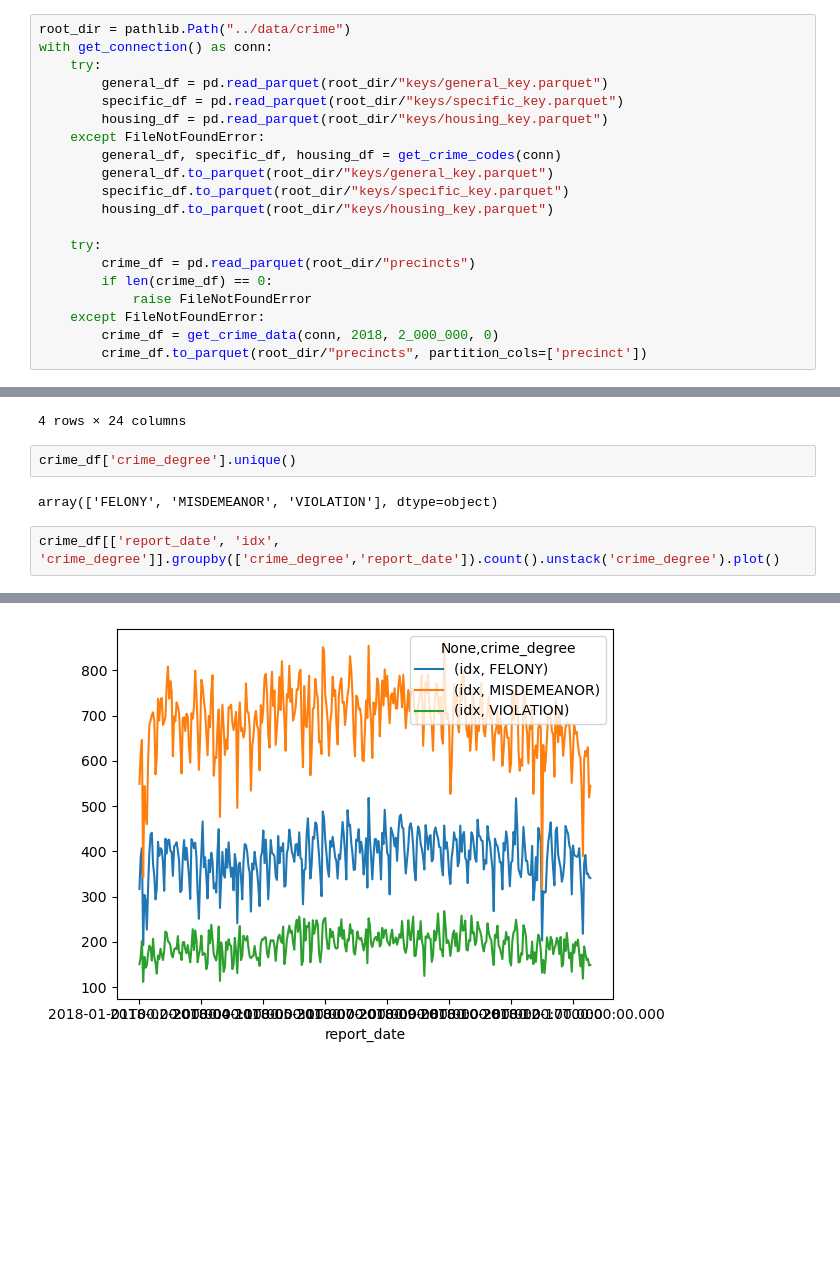
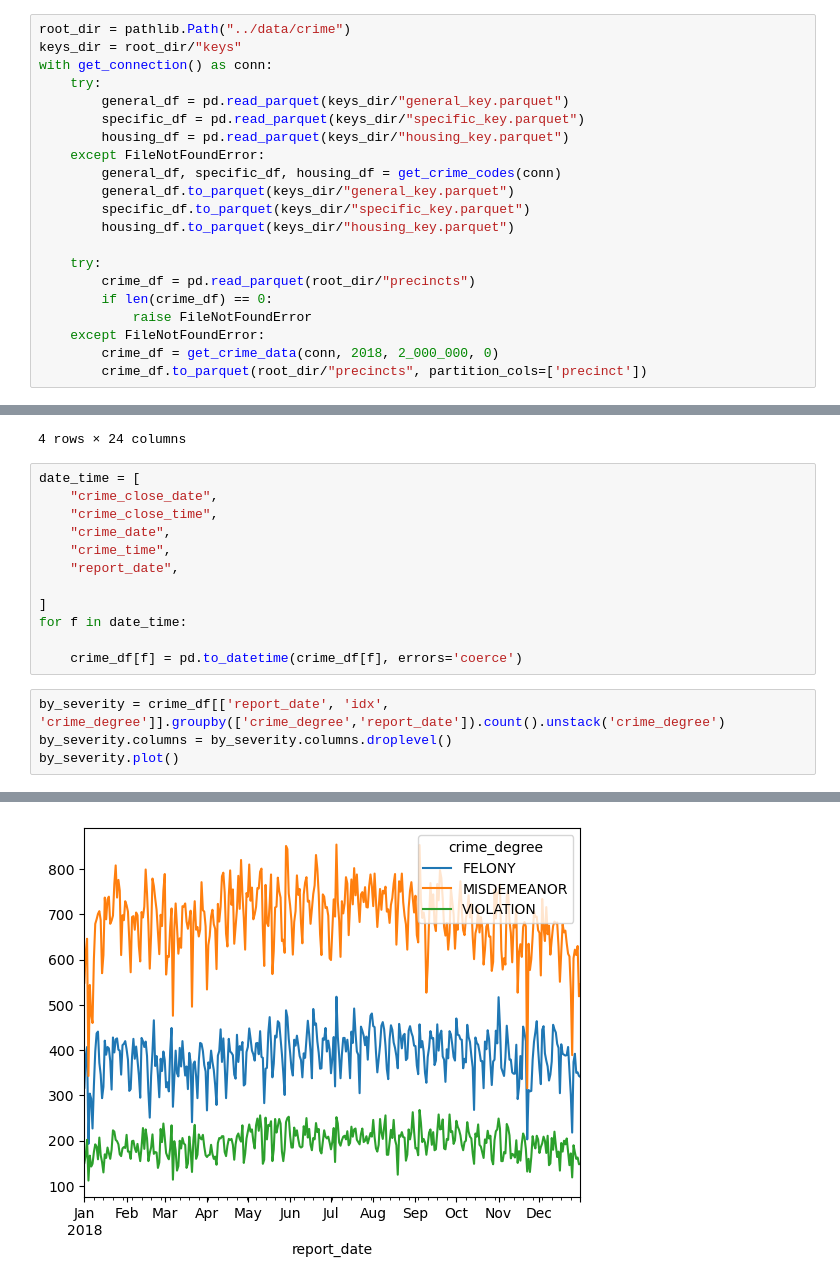
Before and after one commit to jamorr/Capstone, a Jupyter notebook: src/crime_analysis.ipynb, the cells around one changed output, grey strips where cells are left out. Saved outputs shown, nothing was run; the diff lists cells and outputs as text; blank space fills up the shorter version.

```diff
--- a/src/crime_analysis.ipynb
+++ b/src/crime_analysis.ipynb
@@ -13,16 +13,17 @@ import numpy as np
 from utils import get_connection, get_crime_codes, get_crime_data
 # %%
 root_dir = pathlib.Path("../data/crime")
+keys_dir = root_dir/"keys"
 with get_connection() as conn:
     try:
-        general_df = pd.read_parquet(root_dir/"keys/general_key.parquet")
-        specific_df = pd.read_parquet(root_dir/"keys/specific_key.parquet")
-        housing_df = pd.read_parquet(root_dir/"keys/housing_key.parquet")
+        general_df = pd.read_parquet(keys_dir/"general_key.parquet")
+        specific_df = pd.read_parquet(keys_dir/"specific_key.parquet")
+        housing_df = pd.read_parquet(keys_dir/"housing_key.parquet")
     except FileNotFoundError:
         general_df, specific_df, housing_df = get_crime_codes(conn)
-        general_df.to_parquet(root_dir/"keys/general_key.parquet")
-        specific_df.to_parquet(root_dir/"keys/specific_key.parquet")
-        housing_df.to_parquet(root_dir/"keys/housing_key.parquet")
+        general_df.to_parquet(keys_dir/"general_key.parquet")
+        specific_df.to_parquet(keys_dir/"specific_key.parquet")
+        housing_df.to_parquet(keys_dir/"housing_key.parquet")
 
     try:
         crime_df = pd.read_parquet(root_dir/"precincts")
@@ -40,12 +41,22 @@ crime_df.describe()
 | top | 188582344 | 2018-01-01T00:00:00.000 | 12:00:00 | (null) | 2018-07-05T00:00:00.000 | 40.750423 | -73.98928 | 341 | ... |
 | freq | 1 | 1955 | 12820 | 65069 | 1624 | 1258 | 1269 | 86364 | ... |
 4 rows × 24 columns
-# %%
-crime_df['crime_degree'].unique()
-# %% [output]
-array(['FELONY', 'MISDEMEANOR', 'VIOLATION'], dtype=object)
+# %%
+date_time = [
+    "crime_close_date",
+    "crime_close_time",
+    "crime_date",
+    "crime_time",
+    "report_date",
+
+]
+for f in date_time:
+
+    crime_df[f] = pd.to_datetime(crime_df[f], errors='coerce')
 # %%
-crime_df[['report_date', 'idx', 'crime_degree']].groupby(['crime_degree','report_date']).count().unstack('crime_degree').plot()
+by_severity = crime_df[['report_date', 'idx', 'crime_degree']].groupby(['crime_degree','report_date']).count().unstack('crime_degree')
+by_severity.columns = by_severity.columns.droplevel()
+by_severity.plot()
 # %% [output]
 <Axes: xlabel='report_date'>
-[figure, old version]
+[figure, new version]
```
Also changed, not shown: 7 other files.
